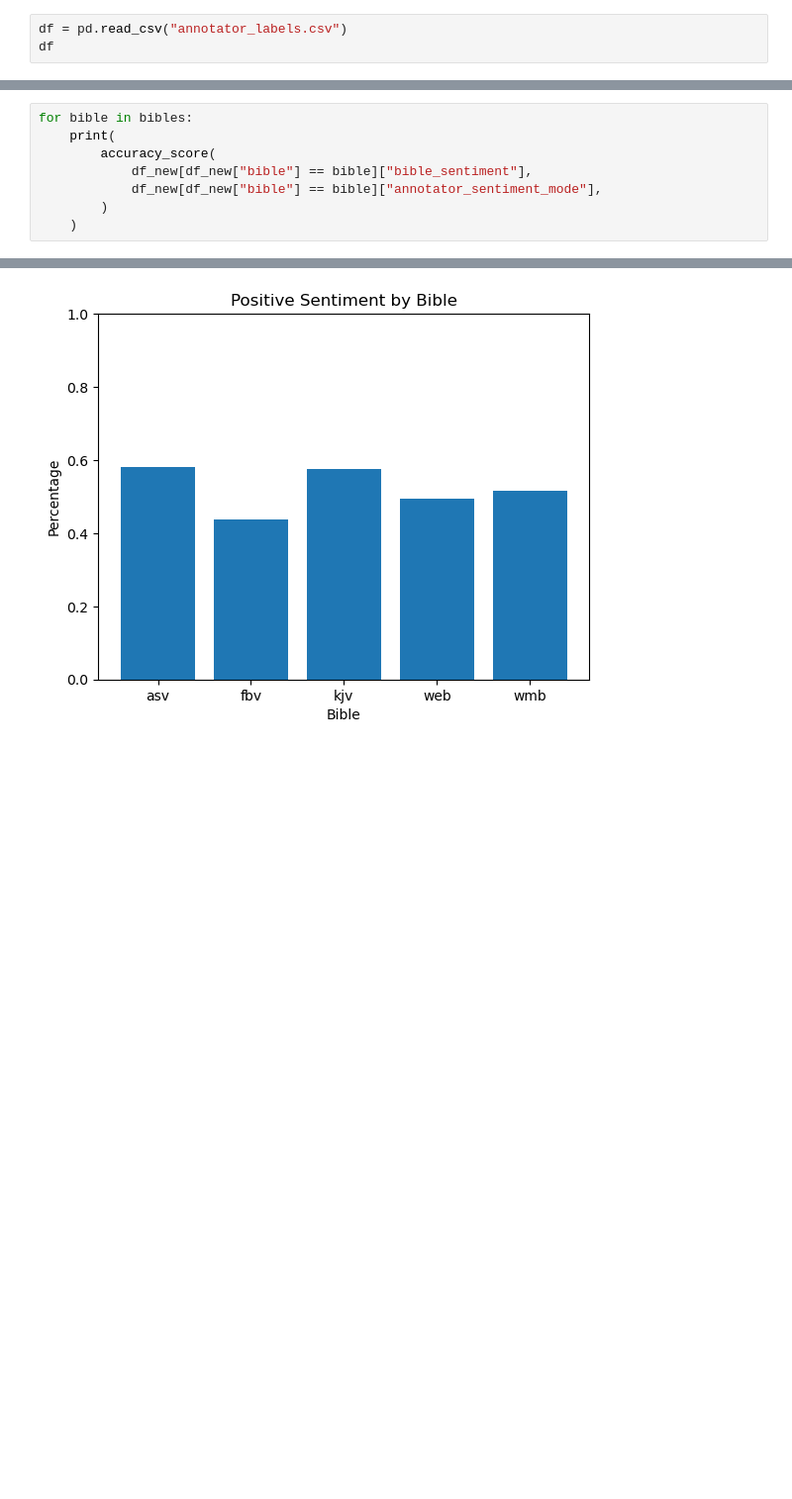
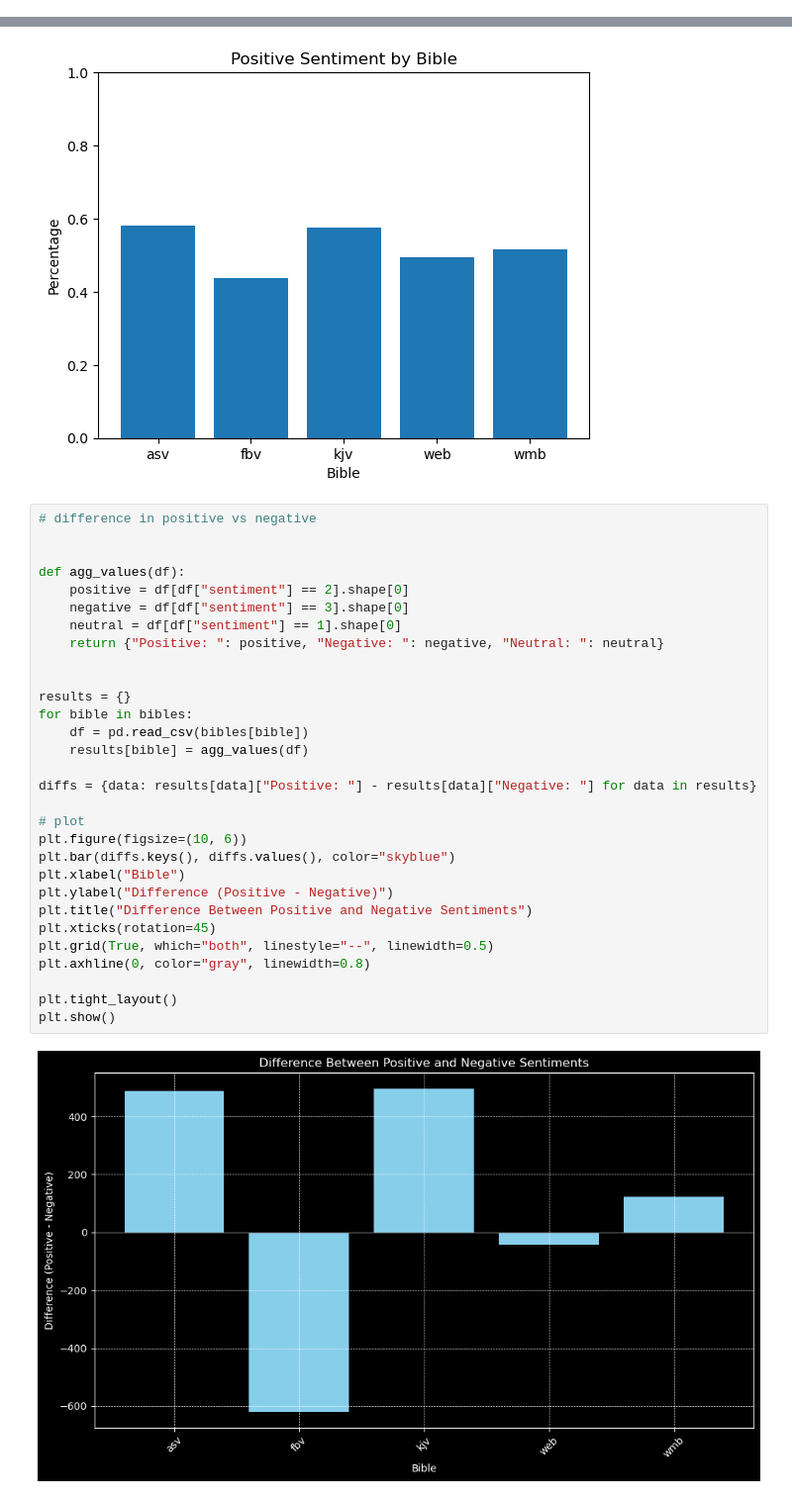
Before and after one commit to camerontredoux/nlp-bible-sa, a Jupyter notebook: annotation_analysis/bible_comparison.ipynb, the cells around one changed output, grey strips where cells are left out. Shown: that part at 99% size. Drawn from its saved outputs; the diff is of its cells as text; blank space fills up the shorter version.

```diff
--- a/annotation_analysis/bible_comparison.ipynb
+++ b/annotation_analysis/bible_comparison.ipynb
@@ -3,3 +3,0 @@ import pandas as pd
-# %%
-df = pd.read_csv("annotator_labels.csv")
-df
@@ -55,8 +27,0 @@ print(accuracy_score(df_new["bible_sentiment"], df_new["annotator_sentiment_mode
-# %%
-for bible in bibles:
-    print(
-        accuracy_score(
-            df_new[df_new["bible"] == bible]["bible_sentiment"],
-            df_new[df_new["bible"] == bible]["annotator_sentiment_mode"],
-        )
-    )
@@ -225,3 +85,35 @@ plt.ylim(0, 1)
 plt.show()
 # %% [output]
 [figure]
+# %%
+# difference in positive vs negative
+
+
+def agg_values(df):
+    positive = df[df["sentiment"] == 2].shape[0]
+    negative = df[df["sentiment"] == 3].shape[0]
+    neutral = df[df["sentiment"] == 1].shape[0]
+    return {"Positive: ": positive, "Negative: ": negative, "Neutral: ": neutral}
+
+
+results = {}
+for bible in bibles:
+    df = pd.read_csv(bibles[bible])
+    results[bible] = agg_values(df)
+
+diffs = {data: results[data]["Positive: "] - results[data]["Negative: "] for data in results}
+
+# plot
+plt.figure(figsize=(10, 6))
+plt.bar(diffs.keys(), diffs.values(), color="skyblue")
+plt.xlabel("Bible")
+plt.ylabel("Difference (Positive - Negative)")
+plt.title("Difference Between Positive and Negative Sentiments")
+plt.xticks(rotation=45)
+plt.grid(True, which="both", linestyle="--", linewidth=0.5)
+plt.axhline(0, color="gray", linewidth=0.8)
+
+plt.tight_layout()
+plt.show()
+# %% [output]
+[figure, added]
```
Also changed, not shown: parts of 18 cells of this notebook, 3 other files.
